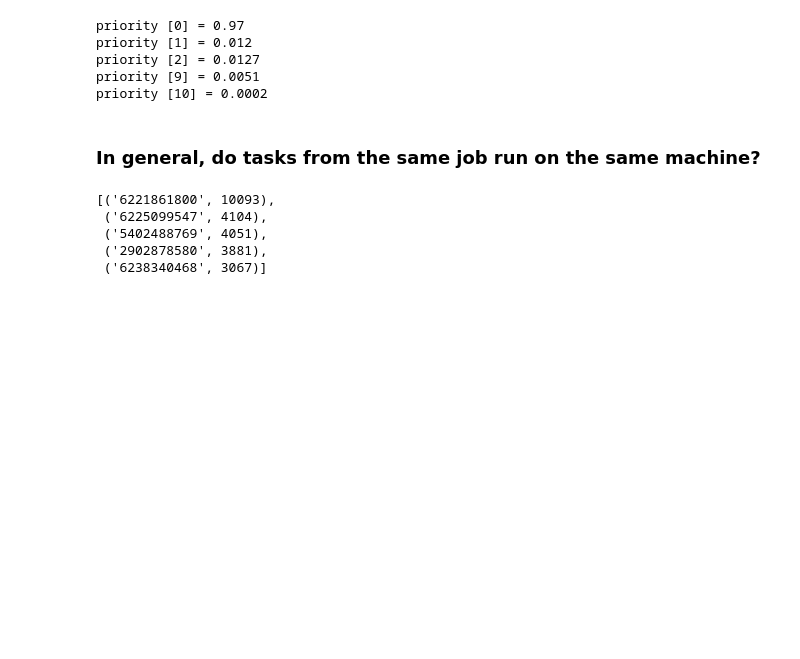
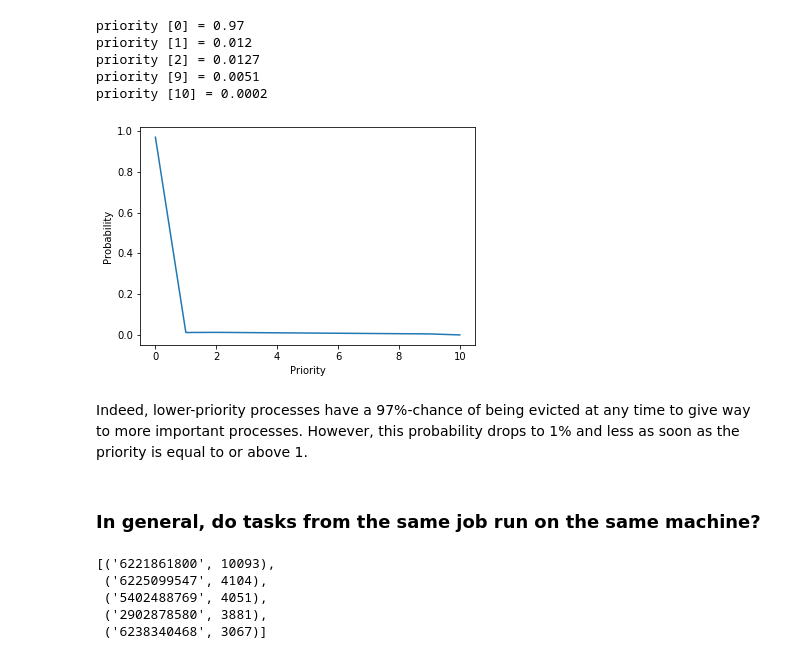
Before and after one commit to templierw/spark_lab, a Jupyter notebook: lab.ipynb, the cells around one changed output. Cells and saved outputs as stored; diff of their text form; code cells hidden in the pictures; blank space fills up the shorter version.

```diff
--- a/lab.ipynb
+++ b/lab.ipynb
@@ -123,6 +161,19 @@ priority [1] = 0.012
 priority [2] = 0.0127
 priority [9] = 0.0051
 priority [10] = 0.0002
+# %%
+sp = sorted(p.items())
+keys = [v[0] for v in sp]
+values = [round(v[1]/total_evicted, 4) for v in sp]
+
+plt.plot(keys, values, linestyle='solid')
+plt.xlabel('Priority')
+plt.ylabel('Probability')
+plt.show()
+# %% [output]
+[figure, added]
+# %% [markdown]
+Indeed, lower-priority processes have a 97%-chance of being evicted at any time to give way to more important processes. However, this probability drops to 1% and less as soon as the priority is equal to or above 1.
 # %% [markdown]
 ### In general, do tasks from the same job run on the same machine?
 # %%
```
Also changed, not shown: parts of 37 cells of this notebook, 4 other files.
